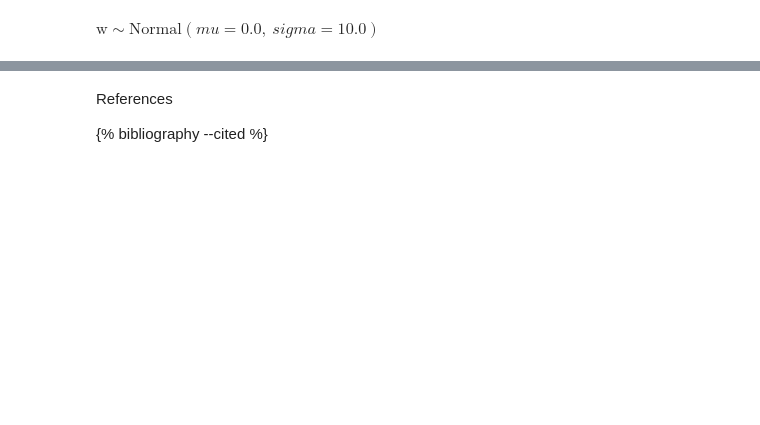
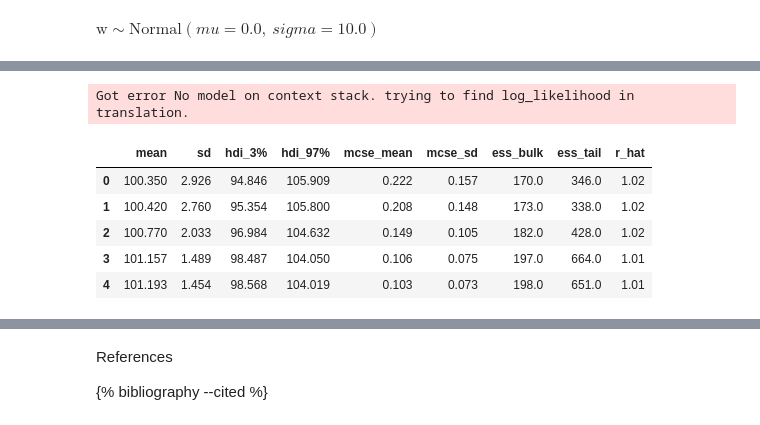
Before and after one commit to nasheqlbrm/blog, a Jupyter notebook: _notebooks/2022-04-10-McElreath-Chapter-4.ipynb, the cells around one changed output, grey strips where cells are left out. Saved outputs shown, nothing was run; the diff lists cells and outputs as text; code cells hidden in the pictures; blank space fills up the shorter version.

```diff
--- a/_notebooks/2022-04-10-McElreath-Chapter-4.ipynb
+++ b/_notebooks/2022-04-10-McElreath-Chapter-4.ipynb
@@ -536 +539,13 @@ ax.set_ylim(-6, 6);
+# %%
+post_pred = ( az.summary(trace_m_4M8, var_names=["mu"], hdi_prob=0.94).
+             reset_index(drop=True) )
+post_pred.head()
+# %% [output]
+Got error No model on context stack. trying to find log_likelihood in translation.
+|  | mean | sd | hdi_3% | hdi_97% | mcse_mean | mcse_sd | ess_bulk | ess_tail | r_hat |
+| 0 | 100.350 | 2.926 | 94.846 | 105.909 | 0.222 | 0.157 | 170.0 | 346.0 | 1.02 |
+| 1 | 100.420 | 2.760 | 95.354 | 105.800 | 0.208 | 0.148 | 173.0 | 338.0 | 1.02 |
+| 2 | 100.770 | 2.033 | 96.984 | 104.632 | 0.149 | 0.105 | 182.0 | 428.0 | 1.02 |
+| 3 | 101.157 | 1.489 | 98.487 | 104.050 | 0.106 | 0.075 | 197.0 | 664.0 | 1.01 |
+| 4 | 101.193 | 1.454 | 98.568 | 104.019 | 0.103 | 0.073 | 198.0 | 651.0 | 1.01 |
 # %%
```
Also changed, not shown: parts of 6 cells of this notebook.
